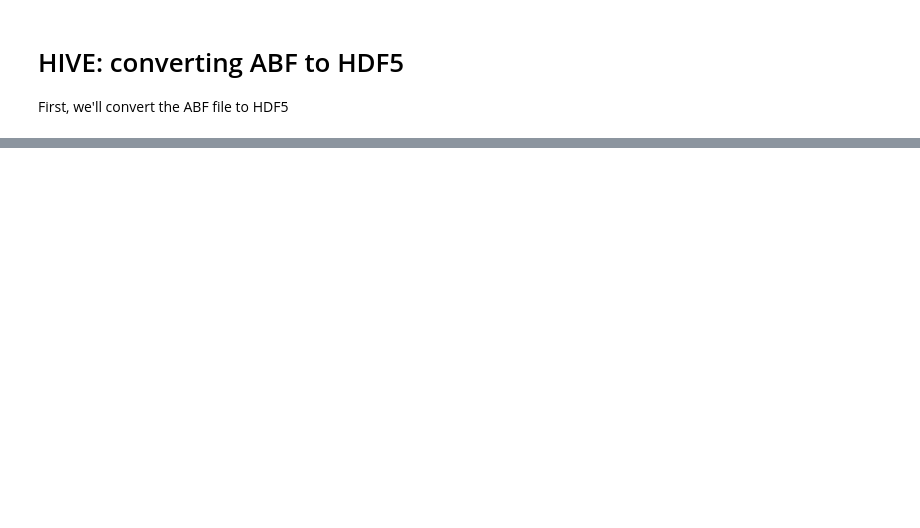
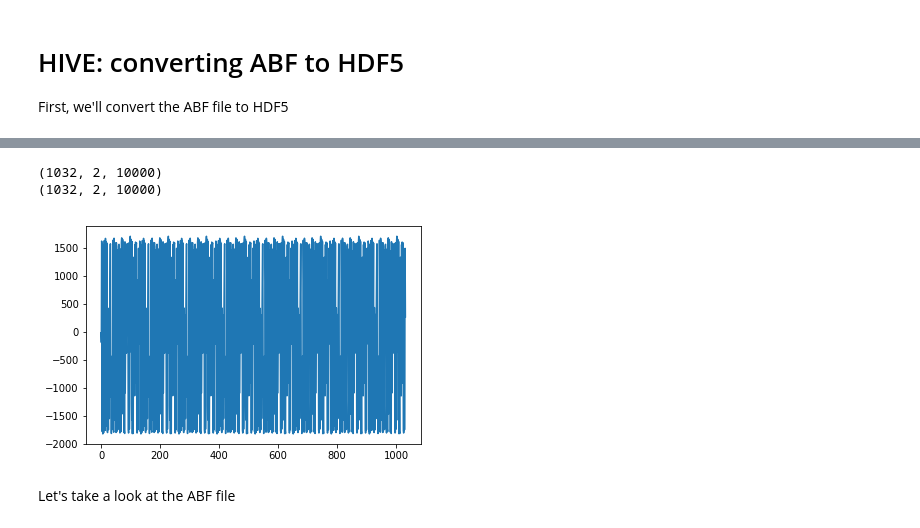
Before and after one commit to jas0nwhite/hive-util-python, a Jupyter notebook: src/abf-conversion.ipynb, the cells around one changed output, grey strips where cells are left out. Drawn from its saved outputs; the diff is of its cells as text; code cells hidden in the pictures; blank space fills up the shorter version.

```diff
--- a/src/abf-conversion.ipynb
+++ b/src/abf-conversion.ipynb
@@ -7,13 +7,13 @@ from pathlib import Path
 from hive.convert.abf2h5 import ABFConverter
 
 
-input_file = '/data/hnl/in-vitro/datasets/2019_05_13_DA_uncorrelated_100k_97Hz_MMP001ktk1a+MMP001ktk1b/2019_05_13_DA_uncorrelated_100k_97Hz_MMP001ktk1a+MMP001ktk1b_0000.abf'
-
+input_file = '/data/hnl/in-vitro/incoming/2019_05_15_NE_uncorrelated_100k_97Hz_CFR001+CFR002/2019_05_15_NE_uncorrelated_100k_97Hz_CFR001+CFR002_0000.abf'
+output_file = '/tmp/test.h5'
 
 abf = ABFConverter(
-    input_file=,
-    # output_file='',
-    channel_select=[],
+    input_file=input_file,
+    output_file=output_file,
+    channel_select=[0, 1],
     verbose=True)
 
 abf.process()
@@ -33,0 +27,9 @@ with h5py.File()
+# %%
+import h5py
+
+with h5py.File(output_file) as h5:
+    print(h5['data'])
+    for i in h5['header'].attrs.items():
+        print(i)
+    print(h5['header/sweepTimes'])
+    print(h5['header/sweepStartInPts'])
@@ -33,0 +48,16 @@ with h5py.File()
+# %%
+import matplotlib.pyplot as plt
+import numpy as np
+
+with h5py.File(output_file) as h5:
+    data = h5['data']
+    print(data.shape)
+    data = np.array(data)
+    print(data.shape)
+    plt.plot(data[:, 0, 5000])
+# %% [output]
+(1032, 2, 10000)
+(1032, 2, 10000)
+[figure, added]
+# %% [markdown]
+Let's take a look at the ABF file
```
Also changed, not shown: parts of 9 cells of this notebook, 1 other file.
